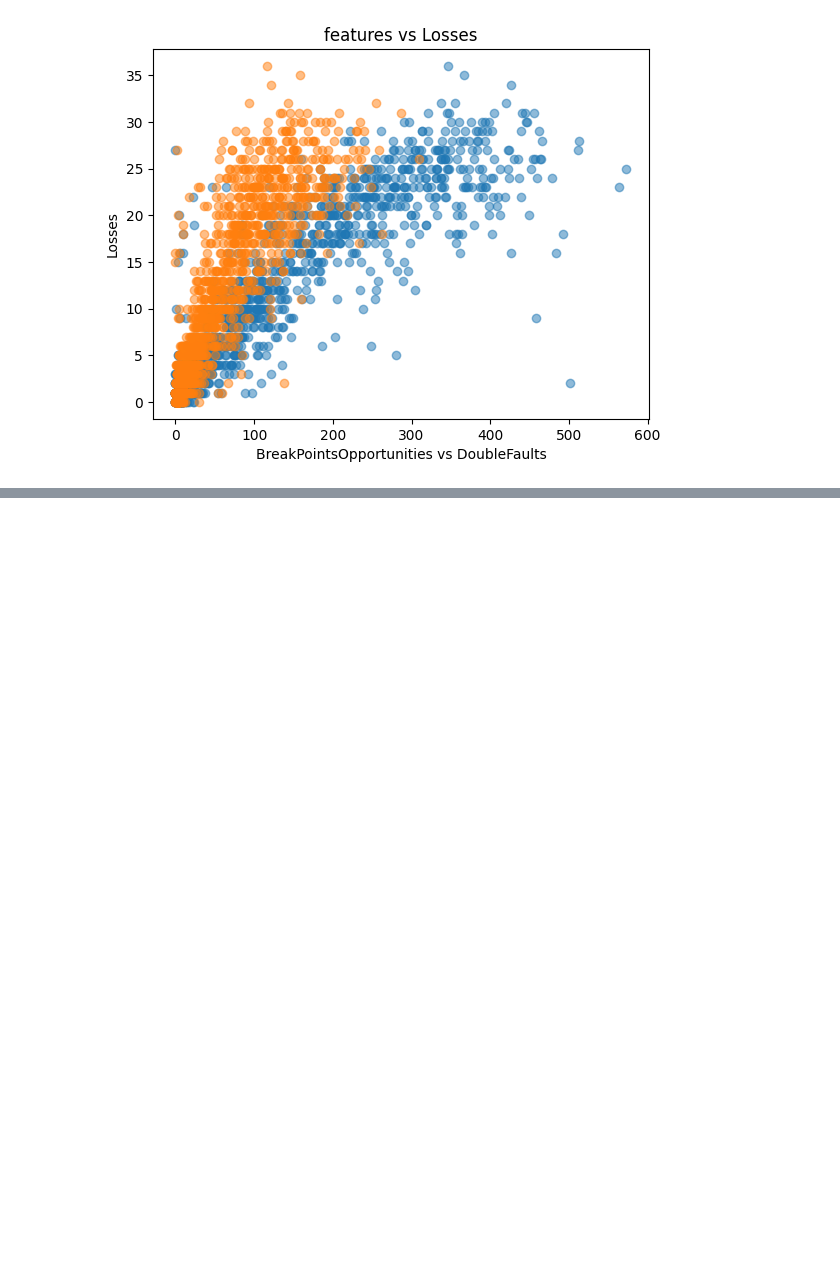
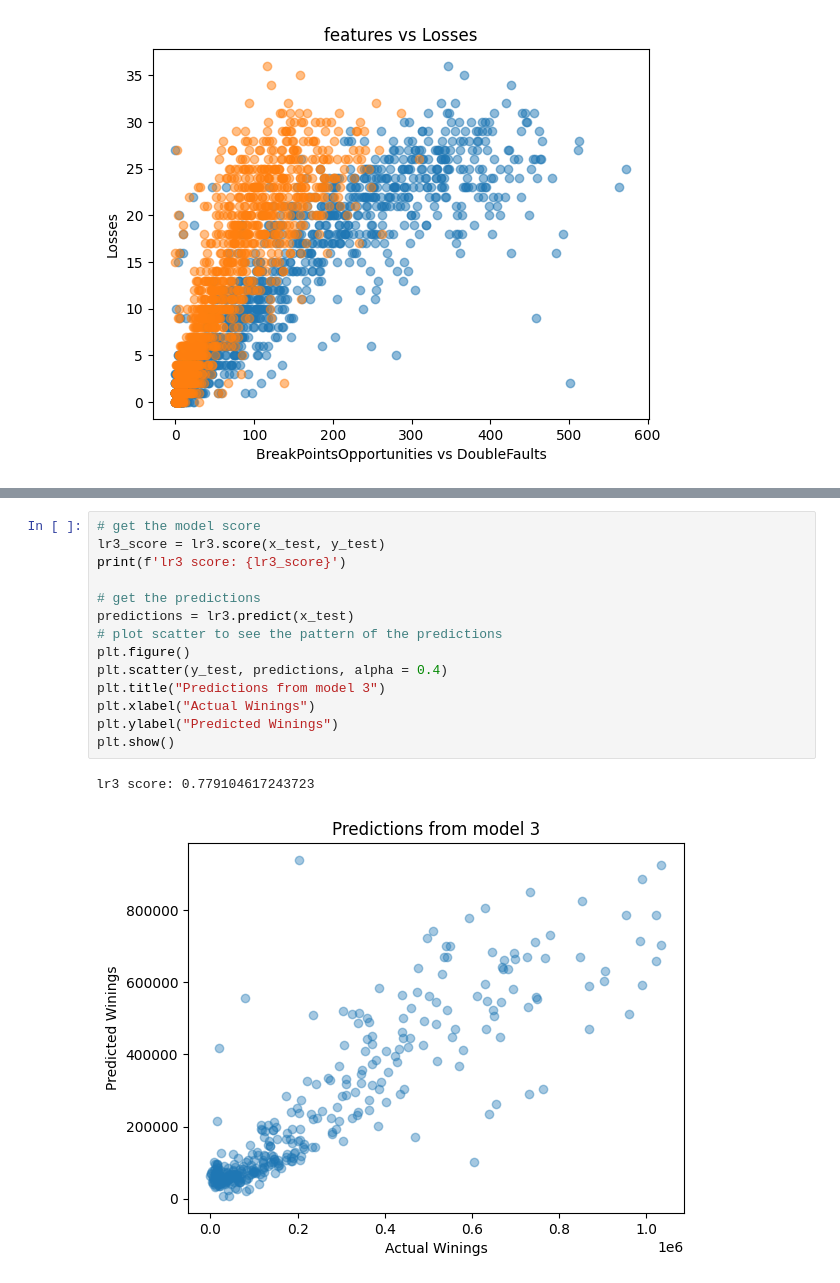
Before and after one commit to 1am8anana/Tennis_Ace, a Jupyter notebook: Tennis_Ace.ipynb, the cells around one changed output, grey strips where cells are left out. Drawn from its saved outputs; the diff is of its cells as text; blank space fills up the shorter version.

```diff
--- a/Tennis_Ace.ipynb
+++ b/Tennis_Ace.ipynb
@@ -60,0 +136,17 @@ plt.show()
+# %%
+# get the model score
+lr3_score = lr3.score(x_test, y_test)
+print(f'lr3 score: {lr3_score}')
+
+# get the predictions
+predictions = lr3.predict(x_test)
+# plot scatter to see the pattern of the predictions
+plt.figure()
+plt.scatter(y_test, predictions, alpha = 0.4)
+plt.title("Predictions from model 3")
+plt.xlabel("Actual Winings")
+plt.ylabel("Predicted Winings")
+plt.show()
+# %% [output]
+lr3 score: 0.779104617243723
+[figure, added]
```
Also changed, not shown: parts of 7 cells of this notebook.
